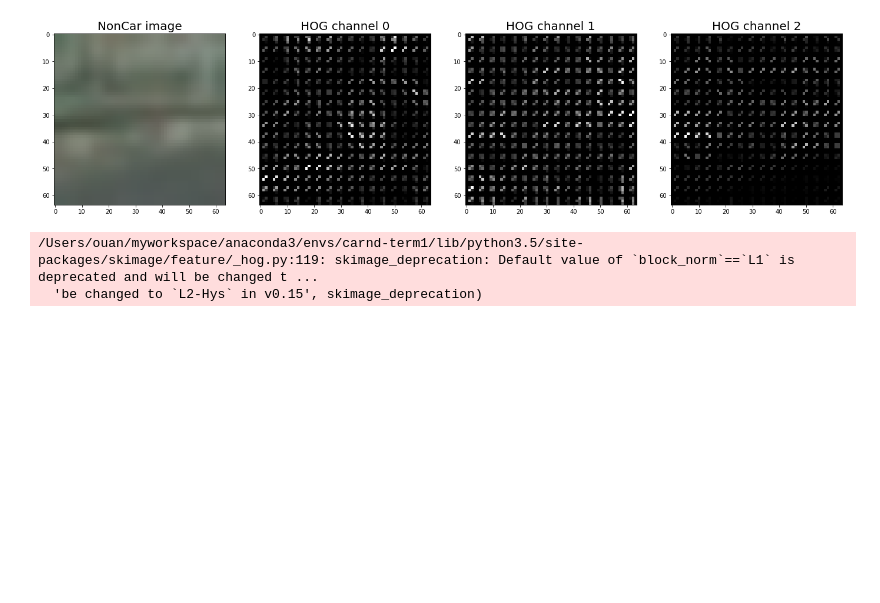
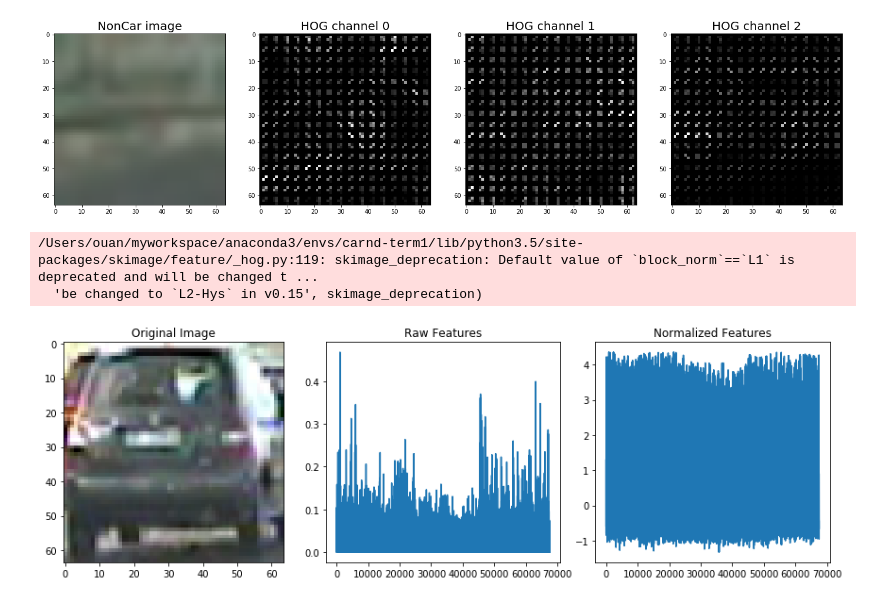
Before and after one commit to anonymint/vehicle-detection, a Jupyter notebook: summary.ipynb, the cells around one changed output. Saved outputs shown, nothing was run; the diff lists cells and outputs as text; code cells hidden in the pictures; blank space fills up the shorter version.

```diff
--- a/summary.ipynb
+++ b/summary.ipynb
@@ -119,21 +116,41 @@ for i in range(3):
 # %%
 images = glob.glob('./test_images/*car*.png')
 cars = []
 notcars = []
 for image in images:
     if 'noncar' in image:
         notcars.append(image)
     else:
         cars.append(image)
 
 car_features = my_function.extract_features(cars, color_space='HSV',
                         orient=25,
                         pix_per_cell=4, cell_per_block=2, hog_channel='ALL',
                         spatial_feat=False, hist_feat=False, hog_feat=True)
 notcar_features = my_function.extract_features(notcars, color_space='HSV',
                         orient=25,
                         pix_per_cell=4, cell_per_block=2, hog_channel='ALL',
                         spatial_feat=False, hist_feat=False, hog_feat=True)
+
+X = np.vstack([car_features, notcar_features]).astype(np.float64)
+# Fit a per-column scaler
+X_scaler = StandardScaler().fit(X)
+# Apply the scaler to X
+scaled_X = X_scaler.transform(X)
+car_ind = np.random.randint(0, len(cars))
+# Plot an example of raw and scaled features
+fig = plt.figure(figsize=(12,4))
+plt.subplot(131)
+plt.imshow(mpimg.imread(cars[car_ind]))
+plt.title('Original Image')
+plt.subplot(132)
+plt.plot(X[car_ind])
+plt.title('Raw Features')
+plt.subplot(133)
+plt.plot(scaled_X[car_ind])
+plt.title('Normalized Features')
+fig.tight_layout()
 # %% [output]
 /Users/ouan/myworkspace/anaconda3/envs/carnd-term1/lib/python3.5/site-packages/skimage/feature/_hog.py:119: skimage_deprecation: Default value of `block_norm`==`L1` is deprecated and will be changed t ...
   'be changed to `L2-Hys` in v0.15', skimage_deprecation)
+[figure, added]
```
Also changed, not shown: parts of 4 cells of this notebook, 1 other file.
